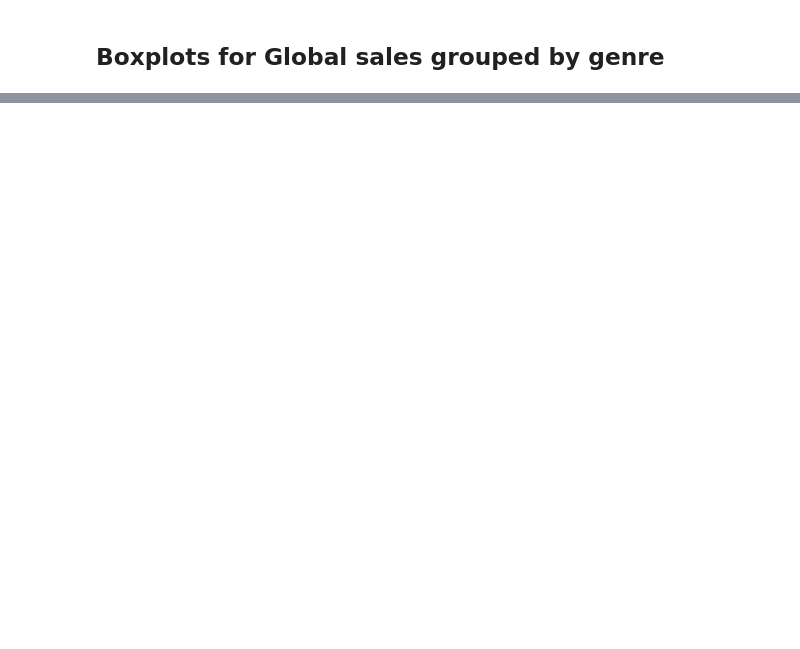
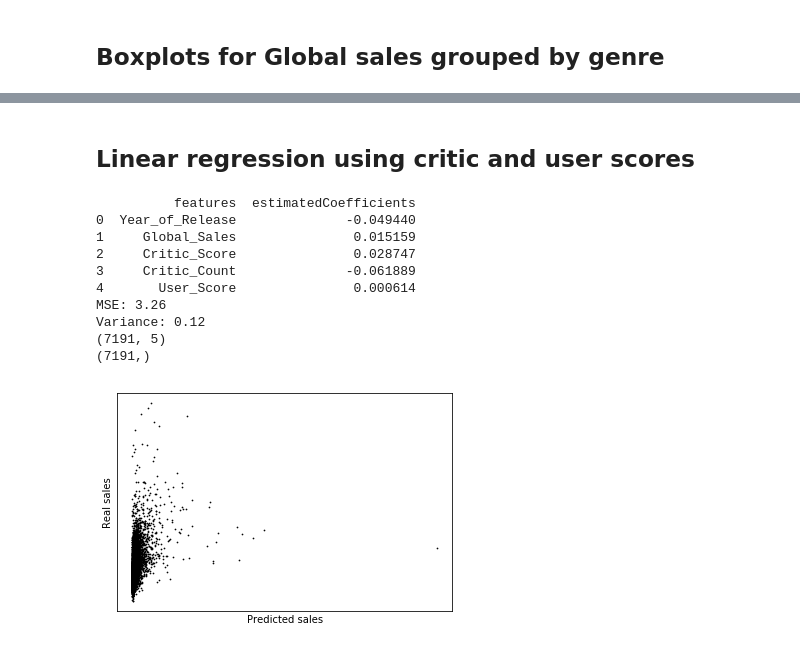
Before and after one commit to akulisek/game-sales_information_retrieval, a Jupyter notebook: example.ipynb, the cells around one changed output, grey strips where cells are left out. Saved outputs shown, nothing was run; the diff lists cells and outputs as text; code cells hidden in the pictures; blank space fills up the shorter version.

Commit message:
Simple linear regression

```diff
--- a/example.ipynb
+++ b/example.ipynb
@@ -151,0 +133,41 @@ plt.show()
+# %% [markdown]
+## Linear regression using critic and user scores
+# %%
+filtered_data = data[(np.isnan(data['Critic_Score']) != True) & (np.isnan(data['User_Score']) != True) & (np.isnan(data['User_Count']) != True) & (np.isnan(data['Critic_Count']) != True)]
+X = filtered_data.drop(['NA_Sales', 'EU_Sales', 'JP_Sales','Other_Sales', 'Rating', 'Name', 'Genre', 'Publisher', 'Platform'], axis = 1).sample(1000)
+lin_reg = linear_model.LinearRegression()
+lin_reg.fit(X.drop(['Global_Sales'], axis = 1), X['Global_Sales'])
+
+print pd.DataFrame(zip(X.columns, lin_reg.coef_), columns = ['features', 'estimatedCoefficients'])
+
+test_setA = filtered_data['Global_Sales']
+test_setB = filtered_data.drop(['Global_Sales', 'NA_Sales', 'EU_Sales', 'JP_Sales','Other_Sales', 'Rating', 'Name', 'Genre', 'Publisher', 'Platform'], axis = 1)
+print("MSE: %.2f" % np.mean((lin_reg.predict(test_setB) - test_setA) ** 2))
+
+print('Variance: %.2f' % lin_reg.score(test_setB, test_setA))
+
+print test_setB.shape
+print test_setA.shape
+
+#plt.scatter(lin_reg.predict(test_setB)-test_setA, lin_reg.predict(test_setB),  color='blue', linewidth=1)
+plt.scatter(test_setA, lin_reg.predict(test_setB), color='black', s=0.5)
+plt.ylabel("Real sales")
+plt.xlabel("Predicted sales")
+
+
+plt.xticks(())
+plt.yticks(())
+
+plt.show()
+# %% [output]
+          features  estimatedCoefficients
+0  Year_of_Release              -0.049440
+1     Global_Sales               0.015159
+2     Critic_Score               0.028747
+3     Critic_Count              -0.061889
+4       User_Score               0.000614
+MSE: 3.26
+Variance: 0.12
+(7191, 5)
+(7191,)
+[figure, added]
```
Also changed, not shown: parts of 9 cells of this notebook.
